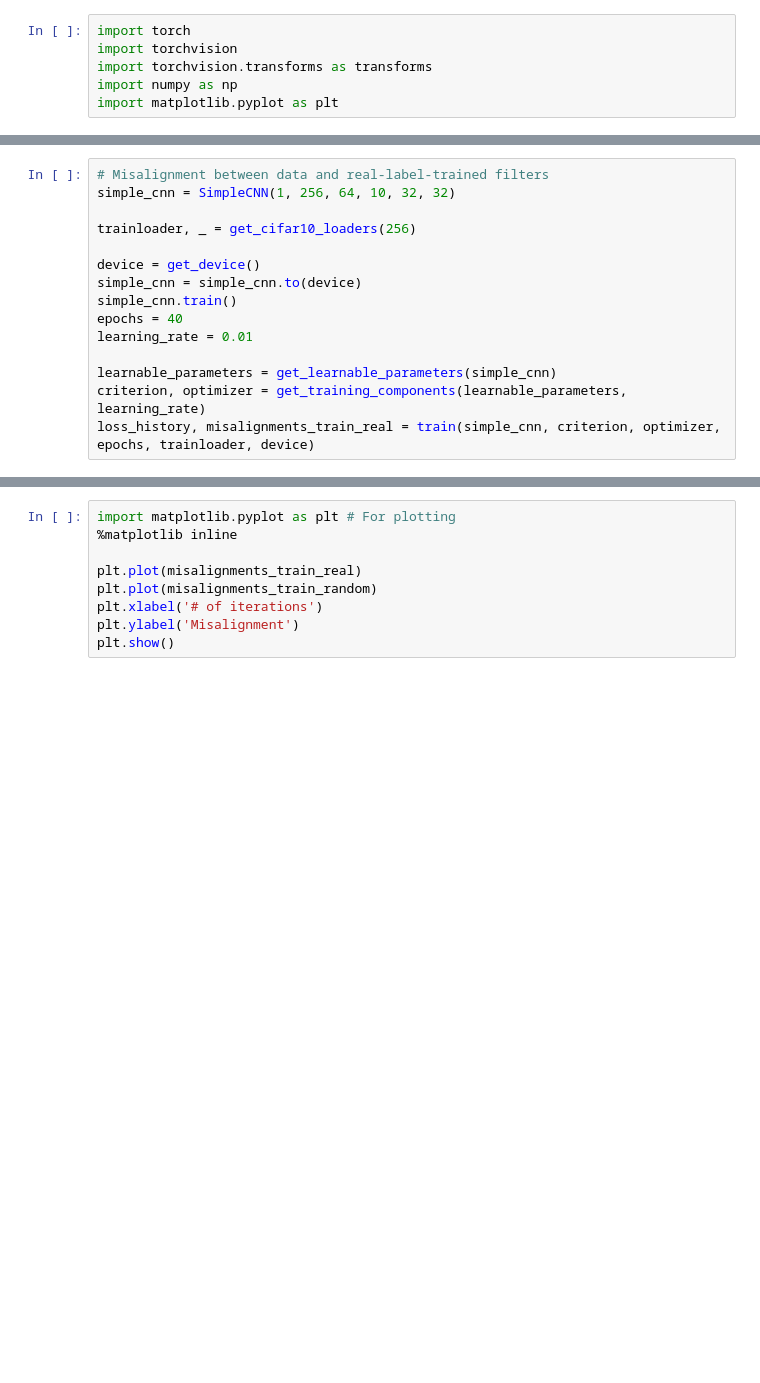
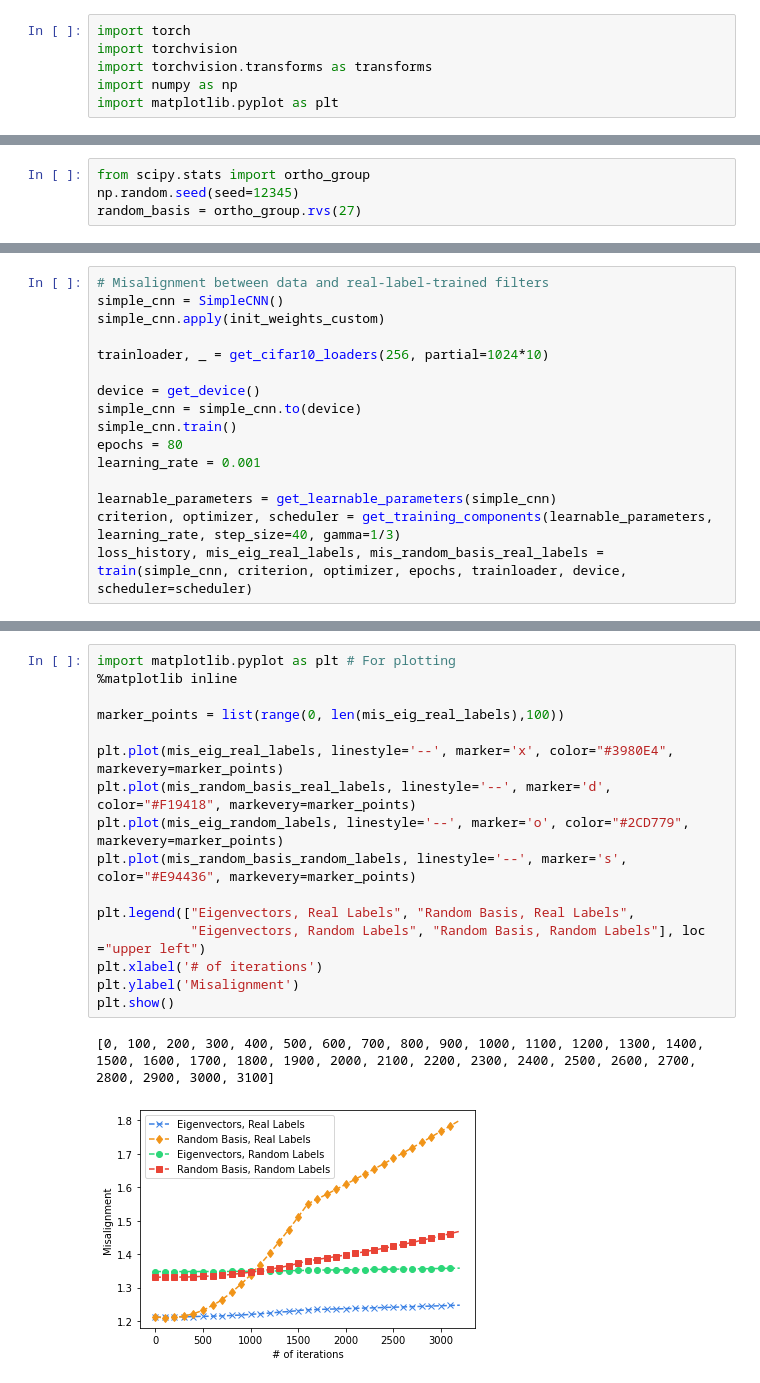
Before and after one commit to sinankalkan/CENG501-Spring2021, a Jupyter notebook: project_BilginGungor/figure2.ipynb, the cells around one changed output, grey strips where cells are left out. Cells and saved outputs as stored; diff of their text form; blank space fills up the shorter version.

```diff
--- a/project_BilginGungor/figure2.ipynb
+++ b/project_BilginGungor/figure2.ipynb
@@ -206,4 +154,8 @@ class SimpleCNN(nn.Module):
     return x
+# %%
+from scipy.stats import ortho_group
+np.random.seed(seed=12345)
+random_basis = ortho_group.rvs(27)
 # %%
 from numpy.linalg import multi_dot
 from numpy.linalg import inv
@@ -296,18 +283,19 @@ def get_learnable_parameters(model):
 # %%
 # Misalignment between data and real-label-trained filters
-simple_cnn = SimpleCNN(1, 256, 64, 10, 32, 32)
+simple_cnn = SimpleCNN()
+simple_cnn.apply(init_weights_custom)
 
-trainloader, _ = get_cifar10_loaders(256)
+trainloader, _ = get_cifar10_loaders(256, partial=1024*10)
 
 device = get_device()
 simple_cnn = simple_cnn.to(device)
 simple_cnn.train()
-epochs = 40
-learning_rate = 0.01
+epochs = 80
+learning_rate = 0.001
 
 learnable_parameters = get_learnable_parameters(simple_cnn)
-criterion, optimizer = get_training_components(learnable_parameters, learning_rate)
-loss_history, misalignments_train_real = train(simple_cnn, criterion, optimizer, epochs, trainloader, device)
+criterion, optimizer, scheduler = get_training_components(learnable_parameters, learning_rate, step_size=40, gamma=1/3)
+loss_history, mis_eig_real_labels, mis_random_basis_real_labels = train(simple_cnn, criterion, optimizer, epochs, trainloader, device, scheduler=scheduler)
 # %% [output]
 Files already downloaded and verified
 Files already downloaded and verified
@@ -362,9 +317,19 @@ Epoch 20 / 40: avg. loss of last 5 iterations 2.2759830474853517
-# %%
-import matplotlib.pyplot as plt # For plotting
-%matplotlib inline
-
-plt.plot(misalignments_train_real)
-plt.plot(misalignments_train_random)
-plt.xlabel('# of iterations')
-plt.ylabel('Misalignment')
-plt.show()
+# %%
+import matplotlib.pyplot as plt # For plotting
+%matplotlib inline
+
+marker_points = list(range(0, len(mis_eig_real_labels),100))
+
+plt.plot(mis_eig_real_labels, linestyle='--', marker='x', color="#3980E4", markevery=marker_points)
+plt.plot(mis_random_basis_real_labels, linestyle='--', marker='d', color="#F19418", markevery=marker_points)
+plt.plot(mis_eig_random_labels, linestyle='--', marker='o', color="#2CD779", markevery=marker_points)
+plt.plot(mis_random_basis_random_labels, linestyle='--', marker='s', color="#E94436", markevery=marker_points)
+
+plt.legend(["Eigenvectors, Real Labels", "Random Basis, Real Labels",
+            "Eigenvectors, Random Labels", "Random Basis, Random Labels"], loc ="upper left")
+plt.xlabel('# of iterations')
+plt.ylabel('Misalignment')
+plt.show()
+# %% [output]
+[0, 100, 200, 300, 400, 500, 600, 700, 800, 900, 1000, 1100, 1200, 1300, 1400, 1500, 1600, 1700, 1800, 1900, 2000, 2100, 2200, 2300, 2400, 2500, 2600, 2700, 2800, 2900, 3000, 3100]
+[figure, added]
```
Also changed, not shown: parts of 16 cells of this notebook.
